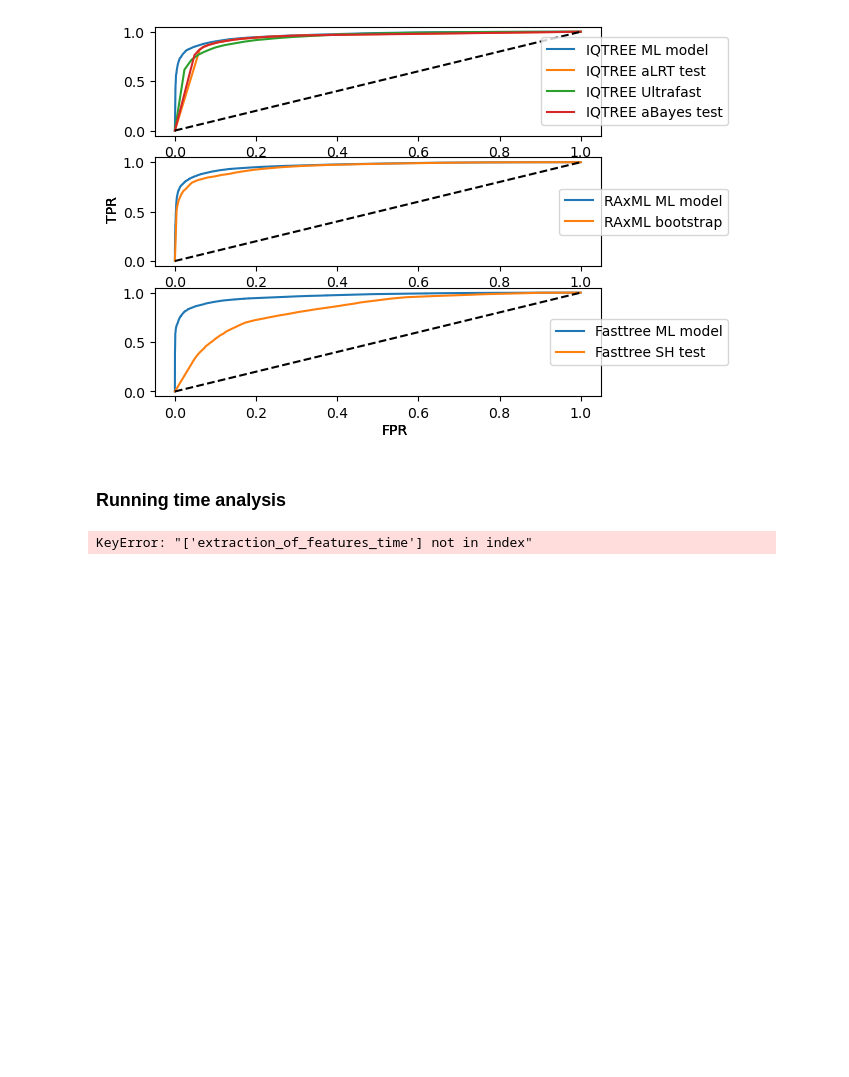
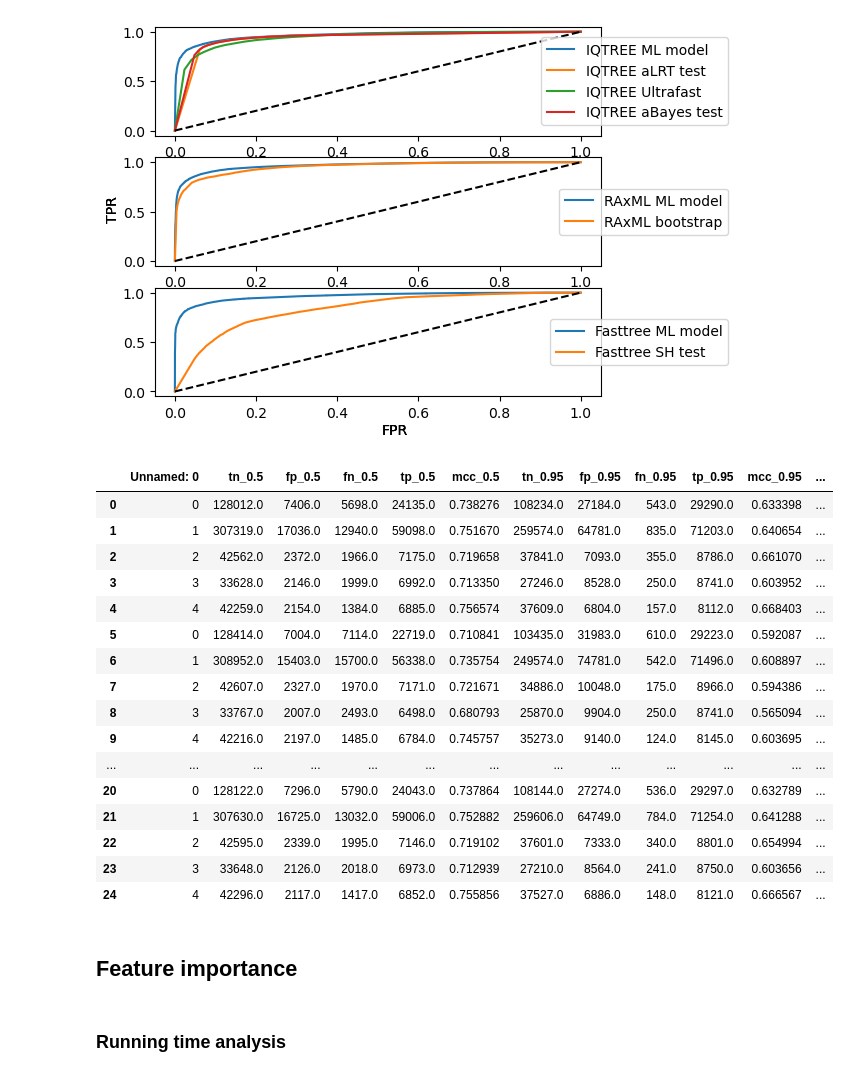
Before and after one commit to noaeker/bootstrap_repo, a Jupyter notebook: python notebooks/Untitled.ipynb, the cells around one changed output. Drawn from its saved outputs; the diff is of its cells as text; code cells hidden in the pictures; blank space fills up the shorter version.

```diff
--- a/python notebooks/Untitled.ipynb
+++ b/python notebooks/Untitled.ipynb
@@ -7,6 +7,7 @@ import os
 def generate_program_refs(program):
     return {
         'model_performance': pd.read_csv(f"/Users/noa/Workspace/bootstrap_results/remote_results/ML_results/{program}/final_model_performance.tsv",sep='\t'),
+        'all_models_performance': pd.read_csv(f"/Users/noa/Workspace/bootstrap_results/remote_results/ML_results/{program}/all_models_performance.tsv",sep='\t'),
         'feature_importance': pd.read_csv(f"/Users/noa/Workspace/bootstrap_results/remote_results/ML_results/{program}/final_model/full_model/model_standard_vi.tsv",sep='\t'),
         'test_data': pd.read_csv(f"/Users/noa/Workspace/bootstrap_results/remote_results/ML_results/{program}/final_model/test.tsv",sep='\t'),
     'val_upgrade_data': pd.read_csv(f"/Users/noa/Workspace/bootstrap_results/remote_results/ML_results/{program}/final_model/val_upgrade.tsv",sep='\t'),
@@ -179,3 +180,25 @@ main_results_path = '/Users/noa/Workspace/bootstrap_results/remote_results/ML_re
 edit_performance(iqtree_refs['model_performance'], iqtree_translation_dict, out_path = os.path.join(main_results_path,"iqtree/performance_text.tsv"))
 edit_performance(fasttree_refs['model_performance'], fasttree_translation_dict, out_path = os.path.join(main_results_path,"fasttree/performance_text.tsv"))
 edit_performance(raxml_refs['model_performance'], raxml_translation_dict, out_path = os.path.join(main_results_path,"raxml/performance_text.tsv"))
+# %%
+fasttree_refs['model_performance']
+# %% [output]
+|  | Unnamed: 0 | tn_0.5 | fp_0.5 | fn_0.5 | tp_0.5 | mcc_0.5 | tn_0.95 | fp_0.95 | fn_0.95 | tp_0.95 | mcc_0.95 | ... |
+| 0 | 0 | 128012.0 | 7406.0 | 5698.0 | 24135.0 | 0.738276 | 108234.0 | 27184.0 | 543.0 | 29290.0 | 0.633398 | ... |
+| 1 | 1 | 307319.0 | 17036.0 | 12940.0 | 59098.0 | 0.751670 | 259574.0 | 64781.0 | 835.0 | 71203.0 | 0.640654 | ... |
+| 2 | 2 | 42562.0 | 2372.0 | 1966.0 | 7175.0 | 0.719658 | 37841.0 | 7093.0 | 355.0 | 8786.0 | 0.661070 | ... |
+| 3 | 3 | 33628.0 | 2146.0 | 1999.0 | 6992.0 | 0.713350 | 27246.0 | 8528.0 | 250.0 | 8741.0 | 0.603952 | ... |
+| 4 | 4 | 42259.0 | 2154.0 | 1384.0 | 6885.0 | 0.756574 | 37609.0 | 6804.0 | 157.0 | 8112.0 | 0.668403 | ... |
+| 5 | 0 | 128414.0 | 7004.0 | 7114.0 | 22719.0 | 0.710841 | 103435.0 | 31983.0 | 610.0 | 29223.0 | 0.592087 | ... |
+| 6 | 1 | 308952.0 | 15403.0 | 15700.0 | 56338.0 | 0.735754 | 249574.0 | 74781.0 | 542.0 | 71496.0 | 0.608897 | ... |
+| 7 | 2 | 42607.0 | 2327.0 | 1970.0 | 7171.0 | 0.721671 | 34886.0 | 10048.0 | 175.0 | 8966.0 | 0.594386 | ... |
+| 8 | 3 | 33767.0 | 2007.0 | 2493.0 | 6498.0 | 0.680793 | 25870.0 | 9904.0 | 250.0 | 8741.0 | 0.565094 | ... |
+| 9 | 4 | 42216.0 | 2197.0 | 1485.0 | 6784.0 | 0.745757 | 35273.0 | 9140.0 | 124.0 | 8145.0 | 0.603695 | ... |
+| ... | ... | ... | ... | ... | ... | ... | ... | ... | ... | ... | ... | ... |
+| 20 | 0 | 128122.0 | 7296.0 | 5790.0 | 24043.0 | 0.737864 | 108144.0 | 27274.0 | 536.0 | 29297.0 | 0.632789 | ... |
+| 21 | 1 | 307630.0 | 16725.0 | 13032.0 | 59006.0 | 0.752882 | 259606.0 | 64749.0 | 784.0 | 71254.0 | 0.641288 | ... |
+| 22 | 2 | 42595.0 | 2339.0 | 1995.0 | 7146.0 | 0.719102 | 37601.0 | 7333.0 | 340.0 | 8801.0 | 0.654994 | ... |
+| 23 | 3 | 33648.0 | 2126.0 | 2018.0 | 6973.0 | 0.712939 | 27210.0 | 8564.0 | 241.0 | 8750.0 | 0.603656 | ... |
+| 24 | 4 | 42296.0 | 2117.0 | 1417.0 | 6852.0 | 0.755856 | 37527.0 | 6886.0 | 148.0 | 8121.0 | 0.666567 | ... |
+# %% [markdown]
+## Feature importance
@@ -182,6 +271,4 @@ edit_performance(raxml_refs['model_performance'], raxml_translation_dict, out_pa
 # %% [markdown]
 ### Running time analysis
 # %%
-iqtree_refs["test_data"][['extraction_of_features_time','total_neig_ll_evaluation_time_opt']]
+#iqtree_refs["test_data"][['extraction_of_features_time','total_neig_ll_evaluation_time_opt']]
-# %% [output]
-KeyError: "['extraction_of_features_time'] not in index"
```
Also changed, not shown: parts of 5 cells of this notebook, 16 other files.
